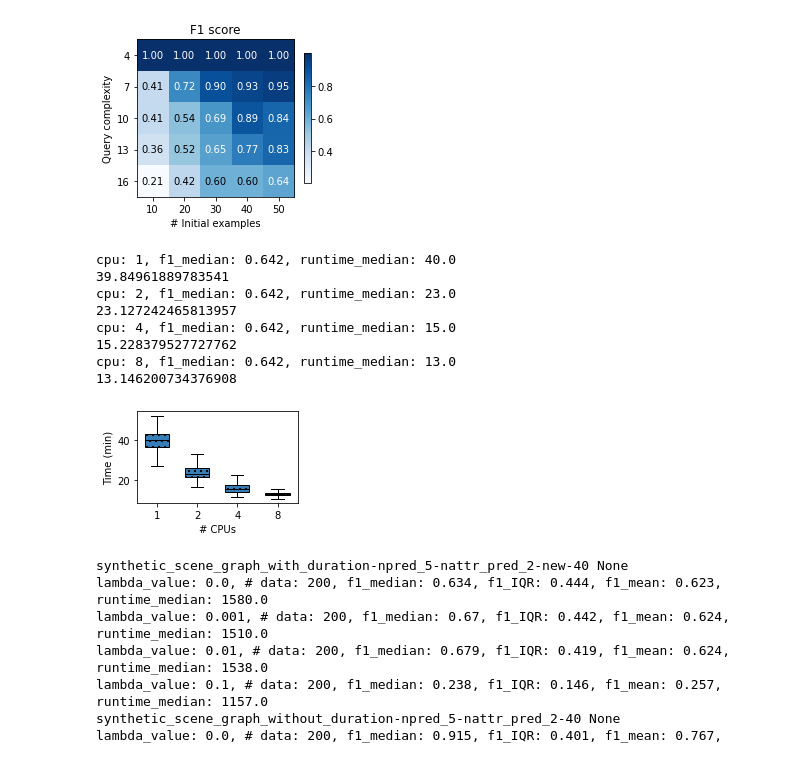
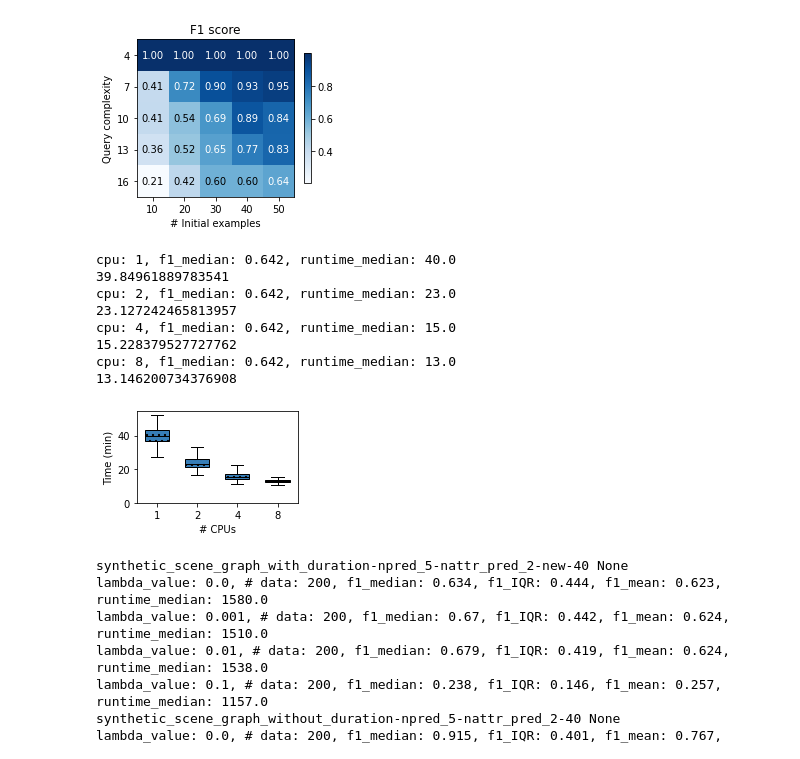
Before and after one commit to uwdb/EQUI-VOCAL, a Jupyter notebook: experiments/analysis/scene_graph-k_1000-lambda_0.001.ipynb, the cells around one changed output. Cells and saved outputs as stored; diff of their text form; code cells hidden in the pictures.

```diff
--- a/experiments/analysis/scene_graph-k_1000-lambda_0.001.ipynb
+++ b/experiments/analysis/scene_graph-k_1000-lambda_0.001.ipynb
@@ -923,7 +923,7 @@ heatmap()
 [figure]
 # %%
 def vary_cpu(dataset_name, method):
-    exp_dir = "/gscratch/balazinska/enhaoz/complex_event_video/src/quivr/outputs/{}".format(dataset_name)
+    exp_dir = "/gscratch/balazinska/enhaoz/complex_event_video/outputs/{}".format(dataset_name)
 
     fig, ax = plt.subplots(1, 1, figsize = (3, 2))
 
@@ -973,36 +973,36 @@ def vary_cpu(dataset_name, method):
 #                    sym='.', widths=0.6, showfliers=False, patch_artist=True, boxprops=dict(facecolor=CB_color_cycle[0], hatch = '...'),
 #                    medianprops = dict(color='black'))
     bp_runtime = ax.boxplot(runtime_data,
                    positions=np.array(range(len(runtime_data))),
                    sym='.', widths=0.6, showfliers=False, patch_artist=True, boxprops=dict(facecolor=CB_color_cycle[0], hatch = '..'),
                    medianprops = dict(color='black'))
 #     handles_f1.append(bp_f1["boxes"][0])
     handles_runtime.append(bp_runtime["boxes"][0])
 
 #     axs[0].set(xlabel="#cpu", ylabel="F1 score")
 #     axs[0].set_ylim(bottom=0, top=1)
 #     axs[0].set_xticks(range(0, len(cpu_values), 1), cpu_values)
 
     ax.set(xlabel="# CPUs", ylabel="Time (min)")
-#     ax.set_ylim(bottom=1000, top=6000)
+    ax.set_ylim(bottom=0)
 #     ax.set_yscale('log')
     ax.set_xticks(range(0, len(cpu_values), 1), cpu_values)
 
     plt.subplots_adjust(bottom=0.15)
     fig.tight_layout()
     plt.savefig("figures/vary_cpu.pdf", bbox_inches='tight', pad_inches=0, dpi=600)
 
-vary_cpu("synthetic_scene_graph_with_duration-npred_5-nattr_pred_2-new-40", "vocal_postgres-topk")
+vary_cpu("synthetic_scene_graph_hard", "vocal_postgres-topk")
 # %% [output]
 cpu: 1, f1_median: 0.642, runtime_median: 40.0
 39.84961889783541
 cpu: 2, f1_median: 0.642, runtime_median: 23.0
 23.127242465813957
 cpu: 4, f1_median: 0.642, runtime_median: 15.0
 15.228379527727762
 cpu: 8, f1_median: 0.642, runtime_median: 13.0
 13.146200734376908
-[figure, old version]
+[figure, new version]
 # %%
 def vary_lambda(dataset_name, method, budget=None):
     print(dataset_name, budget)
```
Also changed, not shown: parts of 2 cells of this notebook, 17 other files.
